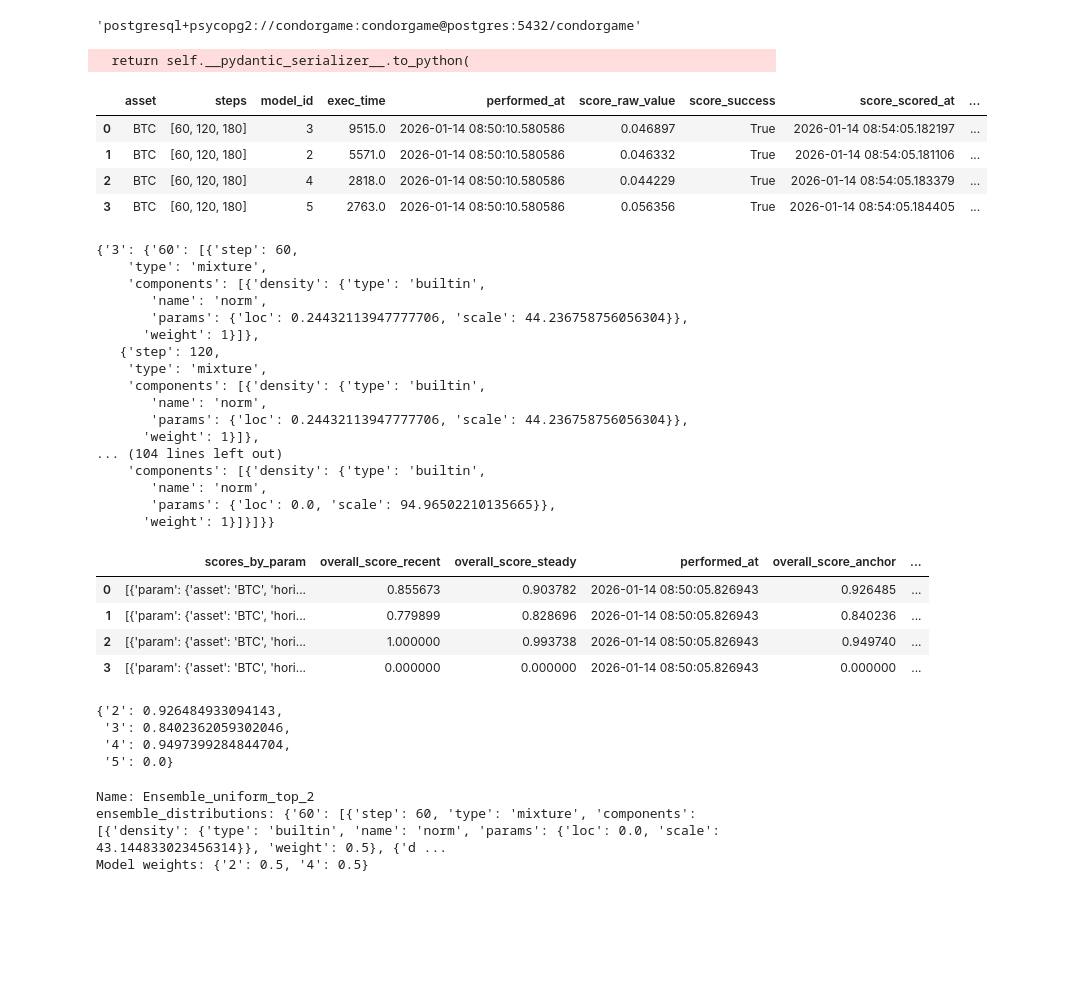
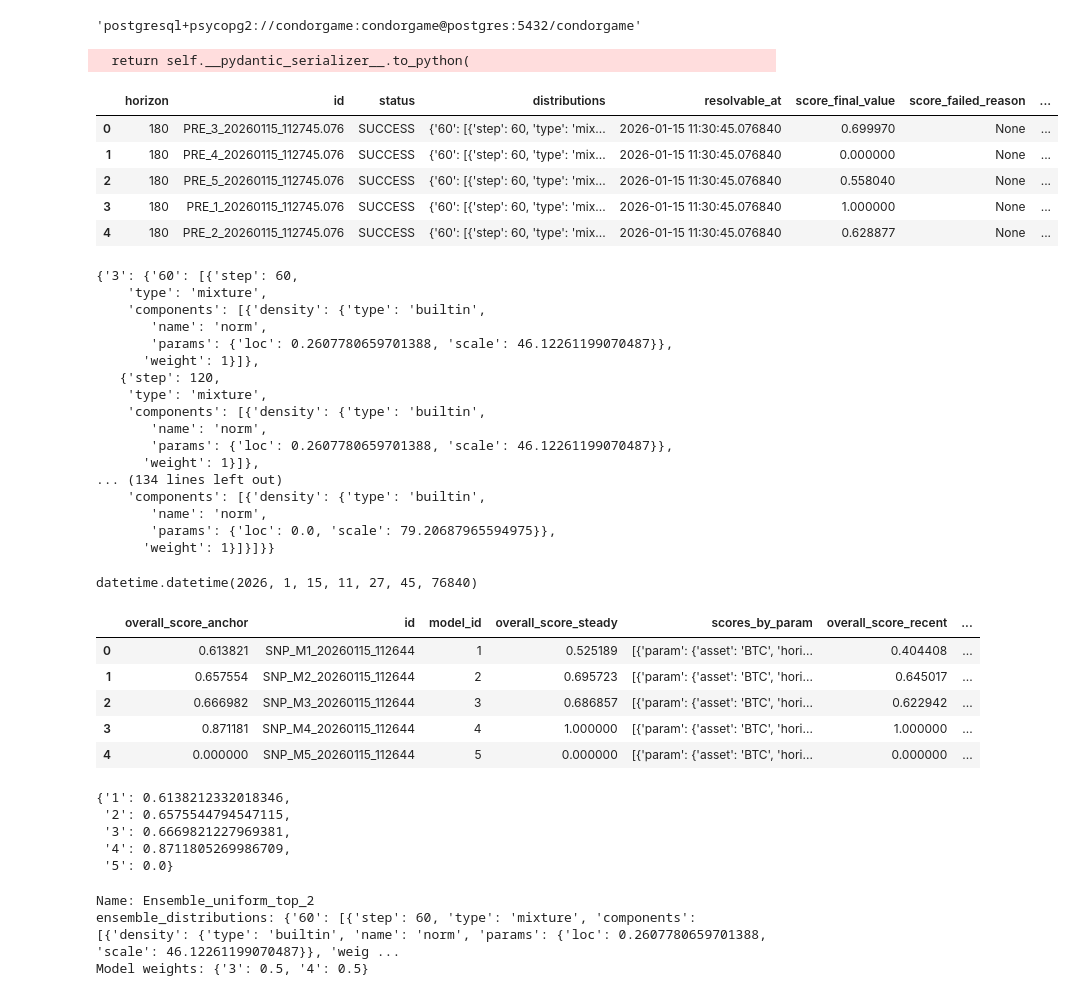
Before and after one commit to crunchdao/coordinator-node-starter, a Jupyter notebook: notebooks/ensembler.ipynb, the cells around one changed output. Cells and saved outputs as stored; diff of their text form; code cells hidden in the pictures; blank space fills up the shorter version.

```diff
--- a/notebooks/ensembler.ipynb
+++ b/notebooks/ensembler.ipynb
@@ -17,38 +17,39 @@ DATABASE_URL
 # %%
 #############
 # Query database "predictions": get all predictions from a prediction round
 #############
 # prediction round params:
 asset = "BTC"
 horizon = 180
 status = "SUCCESS"
-resolvable_at = datetime.fromisoformat("2026-01-14 08:53:10.580586").replace(tzinfo=timezone.utc)
+resolvable_at = datetime.fromisoformat("2026-01-15 11:30:45.07684").replace(tzinfo=timezone.utc)
 
 # Query the predictions with exact prediction round params
 with Session(engine) as session:
     stmt = select(PredictionRow).where(
         PredictionRow.resolvable_at == resolvable_at,
         PredictionRow.asset == asset,
         PredictionRow.horizon == horizon,
         PredictionRow.status == status
     )
     results = session.exec(stmt).all()
 
 if results:
     performed_at = results[0].performed_at
 else:
     performed_at = None
 
 # Convert to DataFrame
 prediction_round = pd.DataFrame([r.model_dump() for r in results])
 prediction_round
 # %% [output]
   return self.__pydantic_serializer__.to_python(
-|  | asset | steps | model_id | exec_time | performed_at | score_raw_value | score_success | score_scored_at | ... |
-| 0 | BTC | [60, 120, 180] | 3 | 9515.0 | 2026-01-14 08:50:10.580586 | 0.046897 | True | 2026-01-14 08:54:05.182197 | ... |
-| 1 | BTC | [60, 120, 180] | 2 | 5571.0 | 2026-01-14 08:50:10.580586 | 0.046332 | True | 2026-01-14 08:54:05.181106 | ... |
-| 2 | BTC | [60, 120, 180] | 4 | 2818.0 | 2026-01-14 08:50:10.580586 | 0.044229 | True | 2026-01-14 08:54:05.183379 | ... |
-| 3 | BTC | [60, 120, 180] | 5 | 2763.0 | 2026-01-14 08:50:10.580586 | 0.056356 | True | 2026-01-14 08:54:05.184405 | ... |
+|  | horizon | id | status | distributions | resolvable_at | score_final_value | score_failed_reason | ... |
+| 0 | 180 | PRE_3_20260115_112745.076 | SUCCESS | {'60': [{'step': 60, 'type': 'mix... | 2026-01-15 11:30:45.076840 | 0.699970 | None | ... |
+| 1 | 180 | PRE_4_20260115_112745.076 | SUCCESS | {'60': [{'step': 60, 'type': 'mix... | 2026-01-15 11:30:45.076840 | 0.000000 | None | ... |
+| 2 | 180 | PRE_5_20260115_112745.076 | SUCCESS | {'60': [{'step': 60, 'type': 'mix... | 2026-01-15 11:30:45.076840 | 0.558040 | None | ... |
+| 3 | 180 | PRE_1_20260115_112745.076 | SUCCESS | {'60': [{'step': 60, 'type': 'mix... | 2026-01-15 11:30:45.076840 | 1.000000 | None | ... |
+| 4 | 180 | PRE_2_20260115_112745.076 | SUCCESS | {'60': [{'step': 60, 'type': 'mix... | 2026-01-15 11:30:45.076840 | 0.628877 | None | ... |
 # %%
 # dict[str, dict[str, list[dict]]: {model_id: distributions}
 dict_prediction_round = prediction_round[["model_id", "distributions"]].set_index("model_id").to_dict()["distributions"]
@@ -59,19 +60,23 @@ dict_prediction_round
     'type': 'mixture',
     'components': [{'density': {'type': 'builtin',
        'name': 'norm',
-       'params': {'loc': 0.24432113947777706, 'scale': 44.236758756056304}},
+       'params': {'loc': 0.2607780659701388, 'scale': 46.12261199070487}},
       'weight': 1}]},
    {'step': 120,
     'type': 'mixture',
     'components': [{'density': {'type': 'builtin',
        'name': 'norm',
-       'params': {'loc': 0.24432113947777706, 'scale': 44.236758756056304}},
+       'params': {'loc': 0.2607780659701388, 'scale': 46.12261199070487}},
       'weight': 1}]},
-... (104 lines left out)
+... (134 lines left out)
     'components': [{'density': {'type': 'builtin',
        'name': 'norm',
-       'params': {'loc': 0.0, 'scale': 94.96502210135665}},
+       'params': {'loc': 0.0, 'scale': 79.20687965594975}},
       'weight': 1}]}]}}
+# %%
+performed_at
+# %% [output]
+datetime.datetime(2026, 1, 15, 11, 27, 45, 76840)
 # %%
 #############
 # Query database "model_score_snapshot": get all scores JUST BEFORE the prediction round
@@ -98,18 +103,20 @@ with Session(engine) as session:
 scores_just_before_prediction_round = pd.DataFrame([r.model_dump() for r in snapshots])
 scores_just_before_prediction_round
 # %% [output]
-|  | scores_by_param | overall_score_recent | overall_score_steady | performed_at | overall_score_anchor | ... |
-| 0 | [{'param': {'asset': 'BTC', 'hori... | 0.855673 | 0.903782 | 2026-01-14 08:50:05.826943 | 0.926485 | ... |
-| 1 | [{'param': {'asset': 'BTC', 'hori... | 0.779899 | 0.828696 | 2026-01-14 08:50:05.826943 | 0.840236 | ... |
-| 2 | [{'param': {'asset': 'BTC', 'hori... | 1.000000 | 0.993738 | 2026-01-14 08:50:05.826943 | 0.949740 | ... |
-| 3 | [{'param': {'asset': 'BTC', 'hori... | 0.000000 | 0.000000 | 2026-01-14 08:50:05.826943 | 0.000000 | ... |
+|  | overall_score_anchor | id | model_id | overall_score_steady | scores_by_param | overall_score_recent | ... |
+| 0 | 0.613821 | SNP_M1_20260115_112644 | 1 | 0.525189 | [{'param': {'asset': 'BTC', 'hori... | 0.404408 | ... |
+| 1 | 0.657554 | SNP_M2_20260115_112644 | 2 | 0.695723 | [{'param': {'asset': 'BTC', 'hori... | 0.645017 | ... |
+| 2 | 0.666982 | SNP_M3_20260115_112644 | 3 | 0.686857 | [{'param': {'asset': 'BTC', 'hori... | 0.622942 | ... |
+| 3 | 0.871181 | SNP_M4_20260115_112644 | 4 | 1.000000 | [{'param': {'asset': 'BTC', 'hori... | 1.000000 | ... |
+| 4 | 0.000000 | SNP_M5_20260115_112644 | 5 | 0.000000 | [{'param': {'asset': 'BTC', 'hori... | 0.000000 | ... |
 # %%
 dict_scores_just_before_prediction_round = scores_just_before_prediction_round[["model_id", "overall_score_anchor"]].set_index("model_id").to_dict()["overall_score_anchor"]
 dict_scores_just_before_prediction_round
 # %% [output]
-{'2': 0.926484933094143,
- '3': 0.8402362059302046,
- '4': 0.9497399284844704,
+{'1': 0.6138212332018346,
+ '2': 0.6575544794547115,
+ '3': 0.6669821227969381,
+ '4': 0.8711805269986709,
  '5': 0.0}
 # %%
 def to_builtin(dist):
@@ -405,5 +412,5 @@ print("ensemble_distributions:", ensemble_distributions)
 print("Model weights:", weights)
 # %% [output]
 Name: Ensemble_uniform_top_2
-ensemble_distributions: {'60': [{'step': 60, 'type': 'mixture', 'components': [{'density': {'type': 'builtin', 'name': 'norm', 'params': {'loc': 0.0, 'scale': 43.144833023456314}}, 'weight': 0.5}, {'d ...
-Model weights: {'2': 0.5, '4': 0.5}
+ensemble_distributions: {'60': [{'step': 60, 'type': 'mixture', 'components': [{'density': {'type': 'builtin', 'name': 'norm', 'params': {'loc': 0.2607780659701388, 'scale': 46.12261199070487}}, 'weig ...
+Model weights: {'3': 0.5, '4': 0.5}
```
Also changed, not shown: 2 other files.
